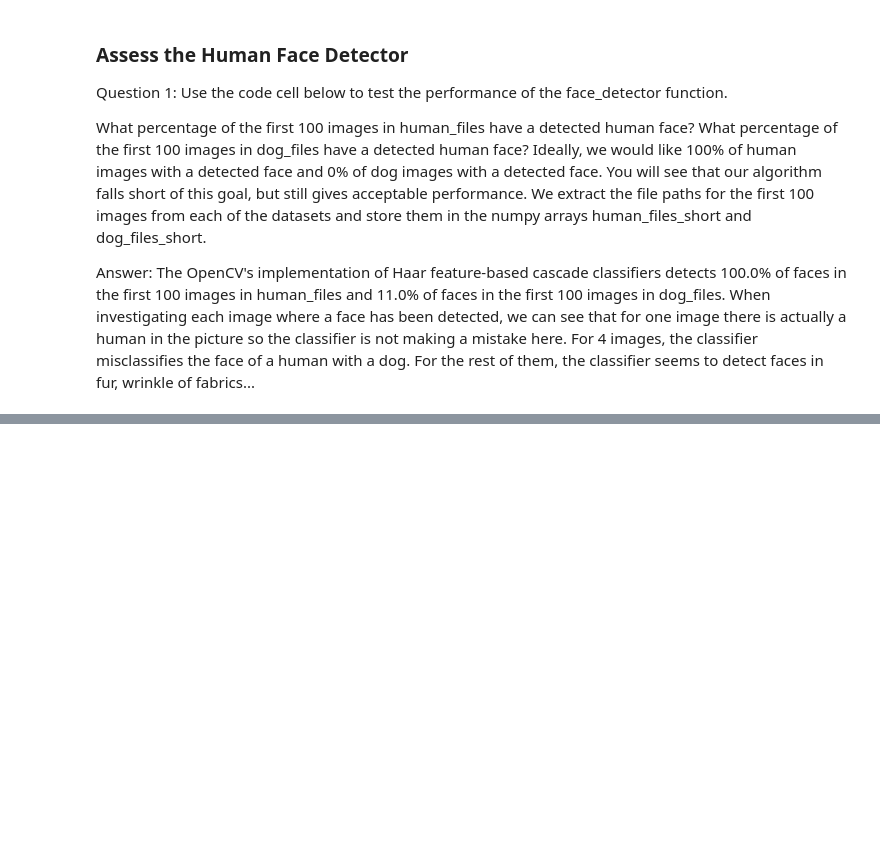
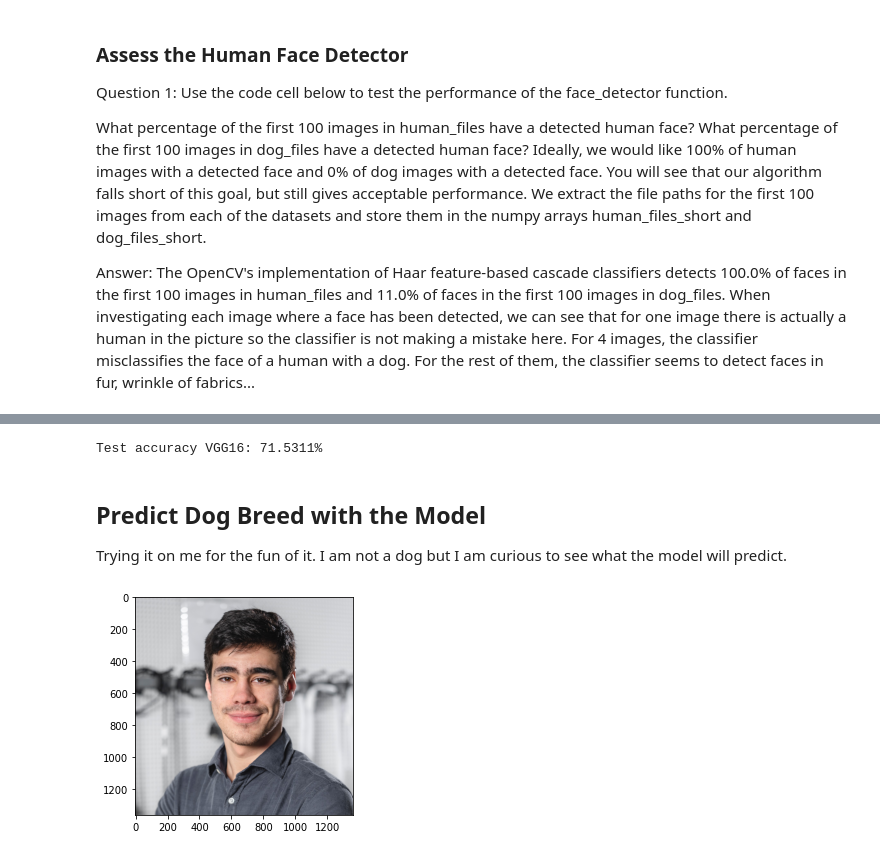
Before and after one commit to munoztd0/dog_classifier, a Jupyter notebook: dog_bred_identification.ipynb, the cells around one changed output, grey strips where cells are left out. Cells and saved outputs as stored; diff of their text form; code cells hidden in the pictures; blank space fills up the shorter version.

```diff
--- a/dog_bred_identification.ipynb
+++ b/dog_bred_identification.ipynb
@@ -134,0 +468,22 @@ SyntaxError: unexpected EOF while parsing (<ipython-input-24-7e9af253ad7f>, line
+# %%
+test_model(VGG16_model,test_VGG16, test_targets, 'VGG16')
+# %% [output]
+Test accuracy VGG16: 71.5311%
+# %% [markdown]
+## Predict Dog Breed with the Model
+
+Trying it on me for the fun of it. I am not a dog but I am curious to see what the model will predict.
+# %%
+
+img = cv2.imread("img/me.png")
+# convert BGR image to grayscale
+gray = cv2.cvtColor(img, cv2.COLOR_BGR2GRAY)
+
+
+# convert BGR image to RGB for plotting
+cv_rgb = cv2.cvtColor(img, cv2.COLOR_BGR2RGB)
+# display the image, along with bounding box
+plt.imshow(cv_rgb)
+plt.show()
+# %% [output]
+[figure, added]
```
Also changed, not shown: parts of 56 cells of this notebook, 5 other files.
